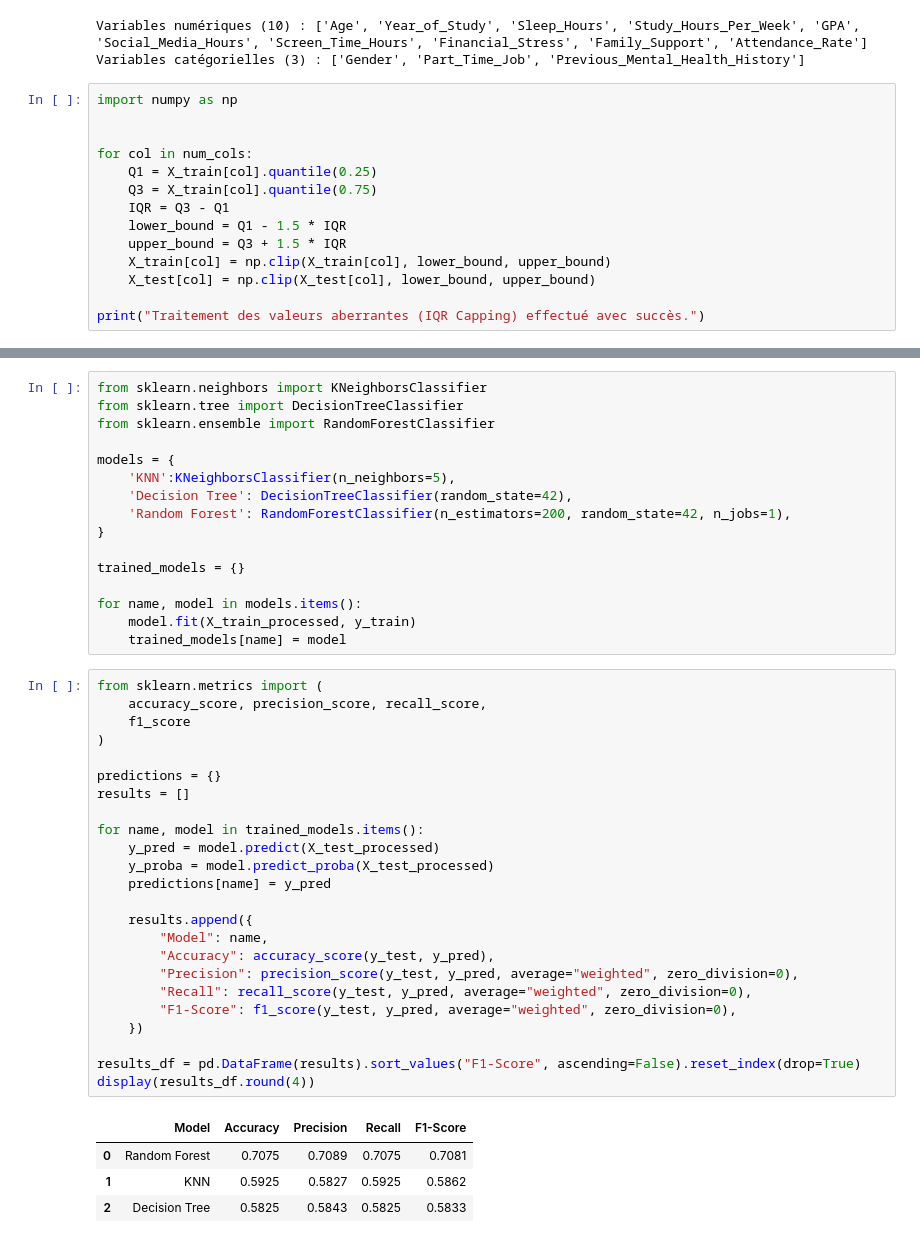
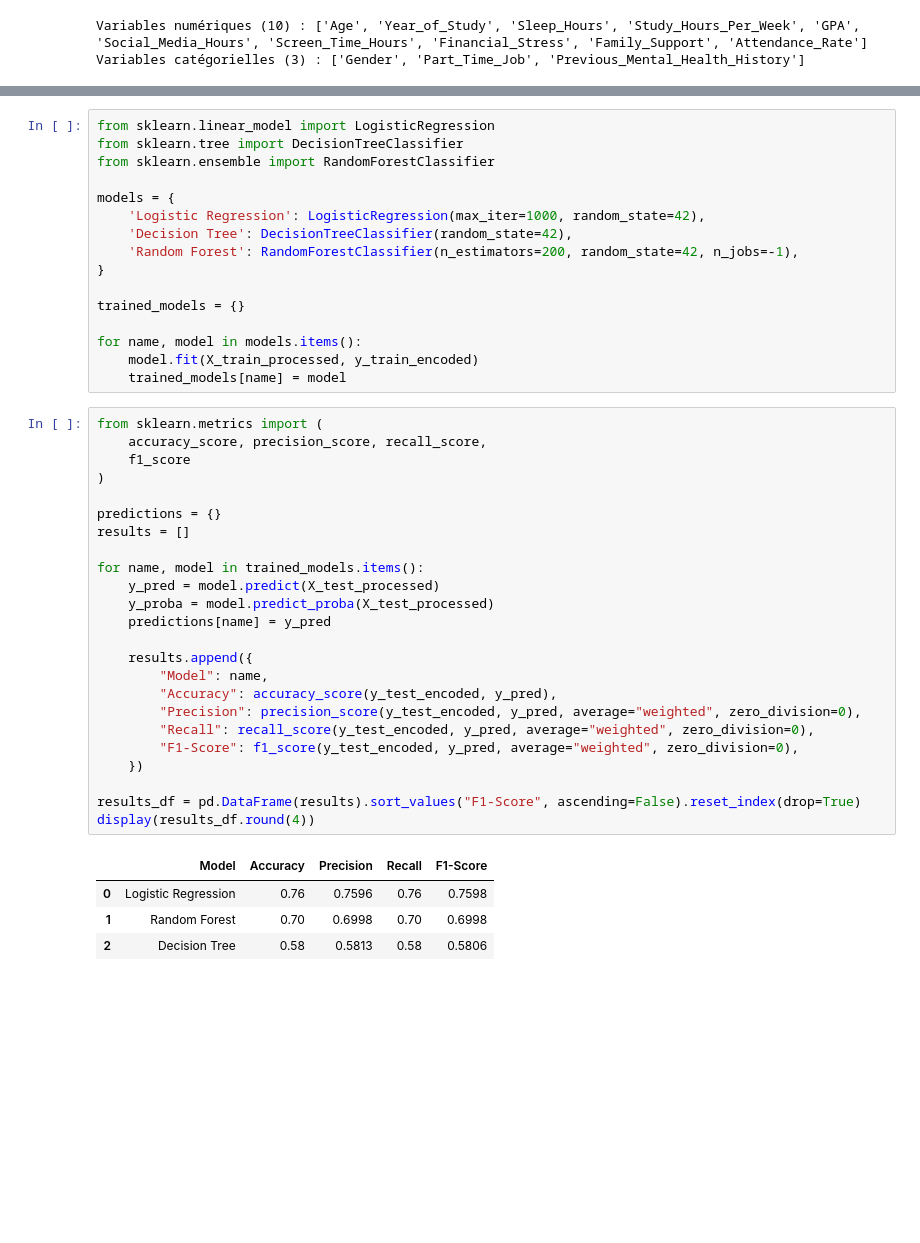
Before and after one commit to MouadBoumahdi/Student-Mental-Health, a Jupyter notebook: notebooks/02_preprocessing.ipynb, the cells around one changed output, grey strips where cells are left out. Drawn from its saved outputs; the diff is of its cells as text; blank space fills up the shorter version.

```diff
--- a/notebooks/02_preprocessing.ipynb
+++ b/notebooks/02_preprocessing.ipynb
@@ -28,17 +28,3 @@ print(f"Variables catégorielles ({len(cat_cols)}) :", cat_cols)
 # %% [output]
 Variables numériques (10) : ['Age', 'Year_of_Study', 'Sleep_Hours', 'Study_Hours_Per_Week', 'GPA', 'Social_Media_Hours', 'Screen_Time_Hours', 'Financial_Stress', 'Family_Support', 'Attendance_Rate']
 Variables catégorielles (3) : ['Gender', 'Part_Time_Job', 'Previous_Mental_Health_History']
-# %%
-import numpy as np
-
-
-for col in num_cols:
-    Q1 = X_train[col].quantile(0.25)
-    Q3 = X_train[col].quantile(0.75)
-    IQR = Q3 - Q1
-    lower_bound = Q1 - 1.5 * IQR
-    upper_bound = Q3 + 1.5 * IQR
-    X_train[col] = np.clip(X_train[col], lower_bound, upper_bound)
-    X_test[col] = np.clip(X_test[col], lower_bound, upper_bound)
-
-print("Traitement des valeurs aberrantes (IQR Capping) effectué avec succès.")
@@ -92,50 +75,50 @@ preprocessor = ColumnTransformer(transformers=[
 X_train_processed = preprocessor.fit_transform(X_train)
 X_test_processed = preprocessor.transform(X_test)
 # %%
-from sklearn.neighbors import KNeighborsClassifier
+from sklearn.linear_model import LogisticRegression
 from sklearn.tree import DecisionTreeClassifier
 from sklearn.ensemble import RandomForestClassifier
 
 models = {
-    'KNN':KNeighborsClassifier(n_neighbors=5),
+    'Logistic Regression': LogisticRegression(max_iter=1000, random_state=42),
     'Decision Tree': DecisionTreeClassifier(random_state=42),
-    'Random Forest': RandomForestClassifier(n_estimators=200, random_state=42, n_jobs=1),
+    'Random Forest': RandomForestClassifier(n_estimators=200, random_state=42, n_jobs=-1),
 }
 
 trained_models = {}
 
 for name, model in models.items():
-    model.fit(X_train_processed, y_train)
+    model.fit(X_train_processed, y_train_encoded)
     trained_models[name] = model
 # %%
 from sklearn.metrics import (
     accuracy_score, precision_score, recall_score,
     f1_score
 )
 
 predictions = {}
 results = []
 
 for name, model in trained_models.items():
     y_pred = model.predict(X_test_processed)
     y_proba = model.predict_proba(X_test_processed)
     predictions[name] = y_pred
 
     results.append({
         "Model": name,
-        "Accuracy": accuracy_score(y_test, y_pred),
-        "Precision": precision_score(y_test, y_pred, average="weighted", zero_division=0),
-        "Recall": recall_score(y_test, y_pred, average="weighted", zero_division=0),
-        "F1-Score": f1_score(y_test, y_pred, average="weighted", zero_division=0),
+        "Accuracy": accuracy_score(y_test_encoded, y_pred),
+        "Precision": precision_score(y_test_encoded, y_pred, average="weighted", zero_division=0),
+        "Recall": recall_score(y_test_encoded, y_pred, average="weighted", zero_division=0),
+        "F1-Score": f1_score(y_test_encoded, y_pred, average="weighted", zero_division=0),
     })
 
 results_df = pd.DataFrame(results).sort_values("F1-Score", ascending=False).reset_index(drop=True)
 display(results_df.round(4))
 # %% [output]
 |  | Model | Accuracy | Precision | Recall | F1-Score |
-| 0 | Random Forest | 0.7075 | 0.7089 | 0.7075 | 0.7081 |
-| 1 | KNN | 0.5925 | 0.5827 | 0.5925 | 0.5862 |
-| 2 | Decision Tree | 0.5825 | 0.5843 | 0.5825 | 0.5833 |
+| 0 | Logistic Regression | 0.76 | 0.7596 | 0.76 | 0.7598 |
+| 1 | Random Forest | 0.70 | 0.6998 | 0.70 | 0.6998 |
+| 2 | Decision Tree | 0.58 | 0.5813 | 0.58 | 0.5806 |
 # %%
 import matplotlib.pyplot as plt
 from sklearn.metrics import classification_report, ConfusionMatrixDisplay
```
Also changed, not shown: parts of 8 cells of this notebook, 5 other files.
